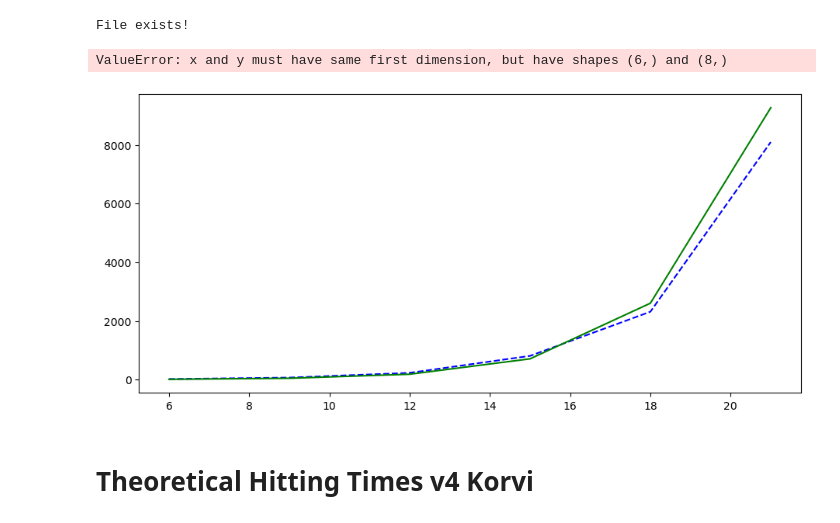
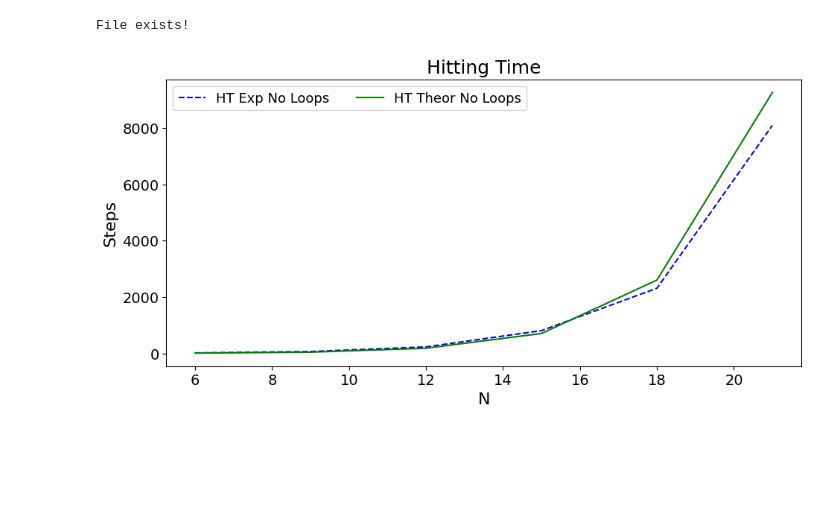
Before and after one commit to JaimePSantos/DynamicRandomWalks, a Jupyter notebook: HT-Dyn_TemporalHelix.ipynb, the cells around one changed output. Saved outputs shown, nothing was run; the diff lists cells and outputs as text; code cells hidden in the pictures; blank space fills up the shorter version.

```diff
--- a/HT-Dyn_TemporalHelix.ipynb
+++ b/HT-Dyn_TemporalHelix.ipynb
@@ -374,41 +374,43 @@ else:
     estimate_hitting_time_memory2 = [x for x in fit_hitting_time(reps,epsilon,factor)]
 # %% [output]
 File exists!
+# %%
+reps = 6
+
+init = 0
+target = -1
+
+theoretical_hitting_times2 = hitting_times_for_tempHelix_graphs2(reps, init, target)
 # %%
 alphaLabelList = ['HT Exp No Loops', 'HT Theor No Loops','HT Theor Loops']
 
 params = {
     'font_size' : 14,
     'figsize': (11, 5),
     'plot_title' : f'Hitting Time',
     'x_label' : 'N',
     'y_label' : "Steps",
     'legend_labels' : alphaLabelList,
     'legend_loc': "best",
     # 'legend_title' : r'$\alpha$',
     'legend_ncol' : 3,
     'color_list' : ['#0000FF', '#008000', '#525252'],
     'line_style_list' : ['--', '-','-.' ],
     # 'save_path' : f'Output/OrientedDynamics/orientedDynamics_N{N}_NWALKS{len(alphaList)}_Alphas{str([round(a, 2) for a in alphaList]).replace(", ", "-").replace("[", "").replace("]", "")}_TMAX{round(t)}.png',
     'use_loglog': False,
     'use_cbar' : False,
     'cbar_label' : None,
     'cbar_ticks' : None,
     'cbar_tick_labels' : None,
     'x_lim' : None,
     # 'x_num_ticks' : 7,
     # 'y_num_ticks' : 7,
     # 'x_round_val' : 1,
     # 'y_round_val' : 3,
 }
 
 y_value_matrix = [hitting_times2,
-                 theoretical_hitting_times2,
-                 theoretical_hitting_times]
+                 theoretical_hitting_times2,]
 plot_qwak(x_value_matrix = [list(nrange3)]*len(y_value_matrix) , y_value_matrix = y_value_matrix,**params)
 # %% [output]
-ValueError: x and y must have same first dimension, but have shapes (6,) and (8,)
-[figure, old version]
+[figure, new version]
-# %% [markdown]
-#
-# Theoretical Hitting Times v4 Korvi
```
Also changed, not shown: parts of 3 cells of this notebook.
